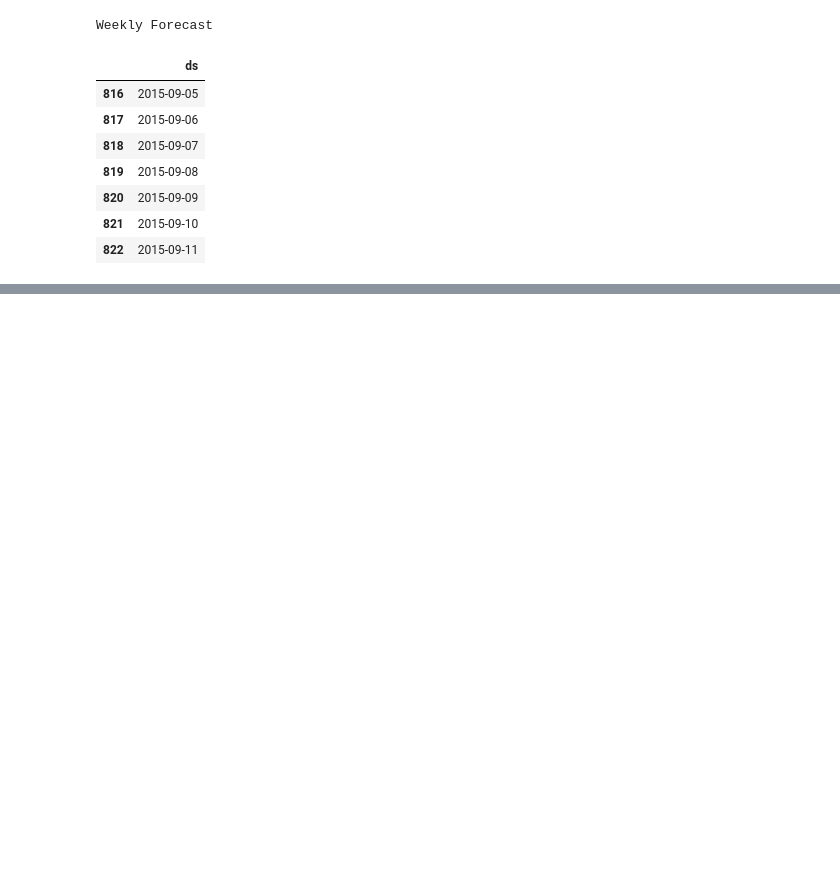
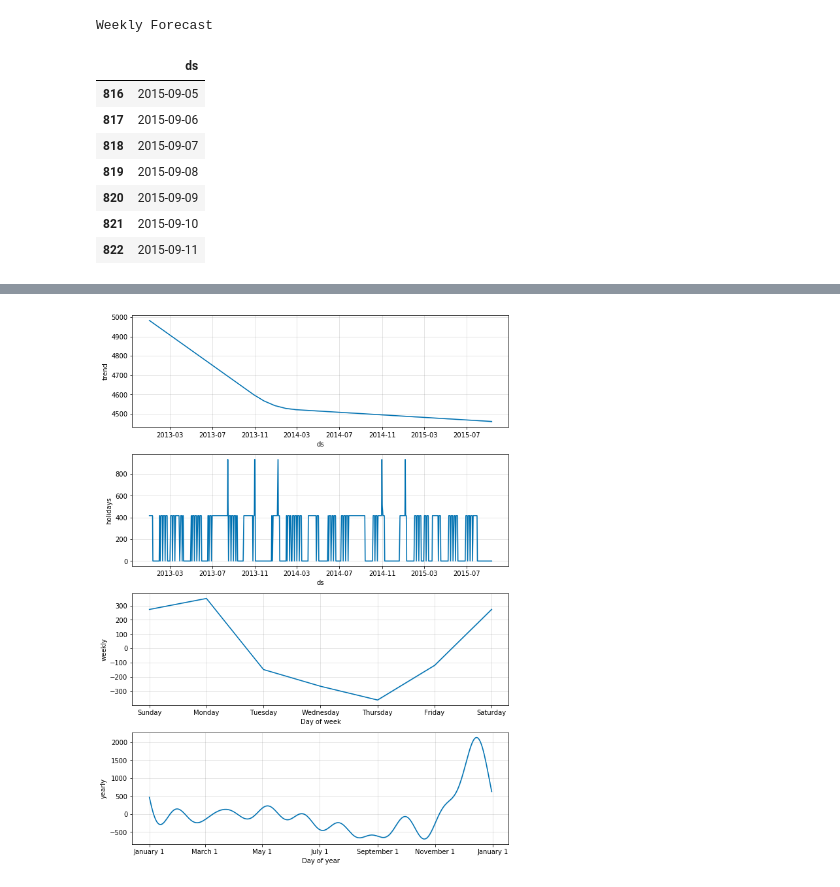
Before and after one commit to AbdurRehman1234/FYPSalesforecasting, a Jupyter notebook: project.ipynb, the cells around one changed output, grey strips where cells are left out. Saved outputs shown, nothing was run; the diff lists cells and outputs as text; code cells hidden in the pictures; blank space fills up the shorter version.

```diff
--- a/project.ipynb
+++ b/project.ipynb
@@ -516,0 +525,4 @@ forecastsales[['ds','yhat','yhat_lower', 'yhat_upper']].tail(7)
+# %%
+fbmodel.plot_components(forecastsales);
+# %% [output]
+[figure, added]
```
Also changed, not shown: parts of 8 cells of this notebook, 2 other files.
